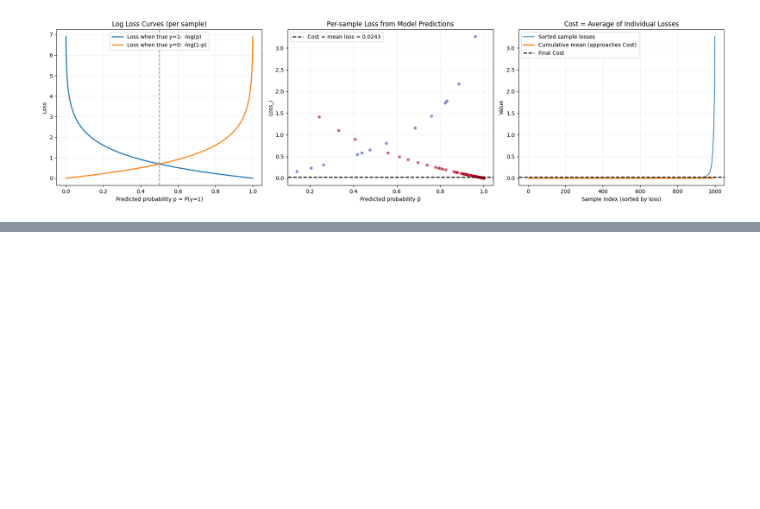
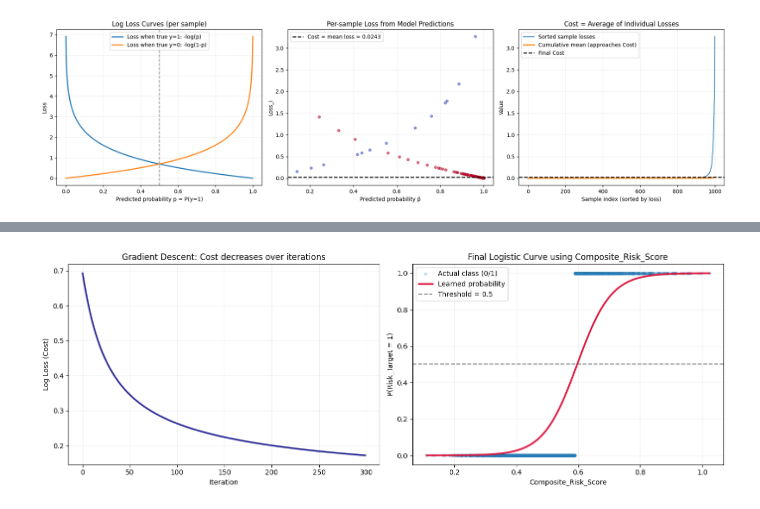
Before and after one commit to jdhova/Data-Science-Basics, a Jupyter notebook: Superviced/Classification/Classification.ipynb, the cells around one changed output, grey strips where cells are left out. Cells and saved outputs as stored; diff of their text form; code cells hidden in the pictures; blank space fills up the shorter version.

Commit message:
Update Classification notebook - Logistic Regression, Log Loss and Gradient Descent

```diff
--- a/Superviced/Classification/Classification.ipynb
+++ b/Superviced/Classification/Classification.ipynb
@@ -235,3 +235,96 @@ Formulas:
 Loss_i = -(y_i*log(p_i) + (1-y_i)*log(1-p_i))
 Cost   = (1/N) * Σ Loss_i
 [figure]
+# %%
+# Simplified gradient descent explanation for logistic regression (using your AML dataset)
+
+# 1) Pick one strong feature and target from existing notebook variables
+feature_gd = top_features_aml[0]  # e.g., 'Composite_Risk_Score'
+df_gd = aml_fraud_customer_profiling2[[feature_gd, target]].dropna().copy()
+
+X_raw = df_gd[feature_gd].values.astype(float)
+y_gd = df_gd[target].values.astype(float)
+
+# 2) Standardize feature for stable gradient descent
+mu, sigma = X_raw.mean(), X_raw.std()
+X = ((X_raw - mu) / sigma).reshape(-1, 1)
+
+# 3) Logistic regression with manual gradient descent
+def sigmoid(z):
+    return 1 / (1 + np.exp(-z))
+
+w, b = 0.0, 0.0
+lr = 0.1
+n_iter = 300
+eps = 1e-12
+
+cost_history = []
+w_history = []
+b_history = []
+grad_norm_history = []
+
+for i in range(n_iter):
+    z = X.ravel() * w + b
+    p = sigmoid(z)
+
+    # Log loss (cost)
+    p_safe = np.clip(p, eps, 1 - eps)
+    cost = -np.mean(y_gd * np.log(p_safe) + (1 - y_gd) * np.log(1 - p_safe))
+
+    # Gradients
+    error = p - y_gd
+    dw = np.mean(error * X.ravel())
+    db = np.mean(error)
+
+    # Parameter update (gradient descent step)
+    w -= lr * dw
+    b -= lr * db
+
+    # Track learning
+    cost_history.append(cost)
+    w_history.append(w)
+    b_history.append(b)
+    grad_norm_history.append(np.sqrt(dw**2 + db**2))
+
+print(f"Feature used: {feature_gd}")
+print(f"Final parameters -> w: {w:.4f}, b: {b:.4f}")
+print(f"Initial cost: {cost_history[0]:.4f}")
+print(f"Final cost:   {cost_history[-1]:.4f}")
+
+# 4) Visuals: cost reduction + final sigmoid curve
+x_grid_orig = np.linspace(X_raw.min(), X_raw.max(), 400)
+x_grid_std = (x_grid_orig - mu) / sigma
+p_grid = sigmoid(w * x_grid_std + b)
+
+fig, ax = plt.subplots(1, 2, figsize=(14, 5))
+
+# A) Cost over iterations (shows gradient descent learning)
+ax[0].plot(cost_history, color="navy", lw=2)
+ax[0].set_title("Gradient Descent: Cost decreases over iterations")
+ax[0].set_xlabel("Iteration")
+ax[0].set_ylabel("Log Loss (Cost)")
+ax[0].grid(alpha=0.2)
+
+# B) Final logistic curve on real feature scale
+ax[1].scatter(X_raw, y_gd, alpha=0.18, s=14, label="Actual class (0/1)")
+ax[1].plot(x_grid_orig, p_grid, color="crimson", lw=2.5, label="Learned probability")
+ax[1].axhline(0.5, ls="--", color="gray", lw=1.5, label="Threshold = 0.5")
+ax[1].set_title(f"Final Logistic Curve using {feature_gd}")
+ax[1].set_xlabel(feature_gd)
+ax[1].set_ylabel("P(Risk_Target = 1)")
+ax[1].legend(loc="best")
+ax[1].grid(alpha=0.2)
+
+plt.tight_layout()
+plt.show()
+
+print(
+    "\nSimple intuition:\n"
+    "1) Start with random/zero parameters (w, b).\n"
+    "2) Predict probabilities with sigmoid.\n"
+    "3) Measure error using log loss (cost).\n"
+    "4) Compute gradients (direction to reduce cost).\n"
+    "5) Update w and b repeatedly.\n"
+    "6) Cost goes down, and the model separates classes better."
+)
+# %% [output]
@@ -237,0 +335 @@ Cost   = (1/N) * Σ Loss_i
+[figure, added]
```
Also changed, not shown: parts of 1 cell of this notebook, 1 other file.
